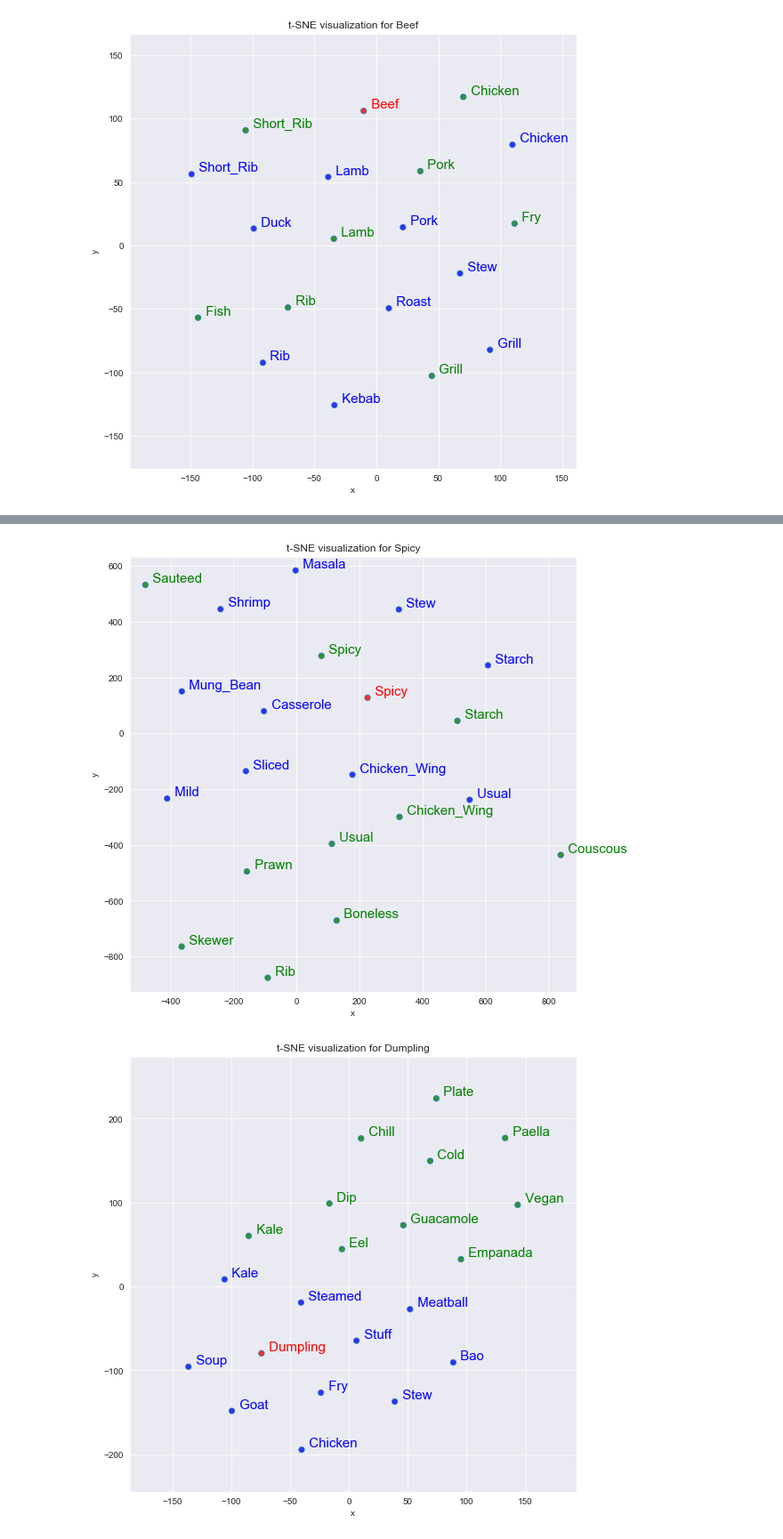
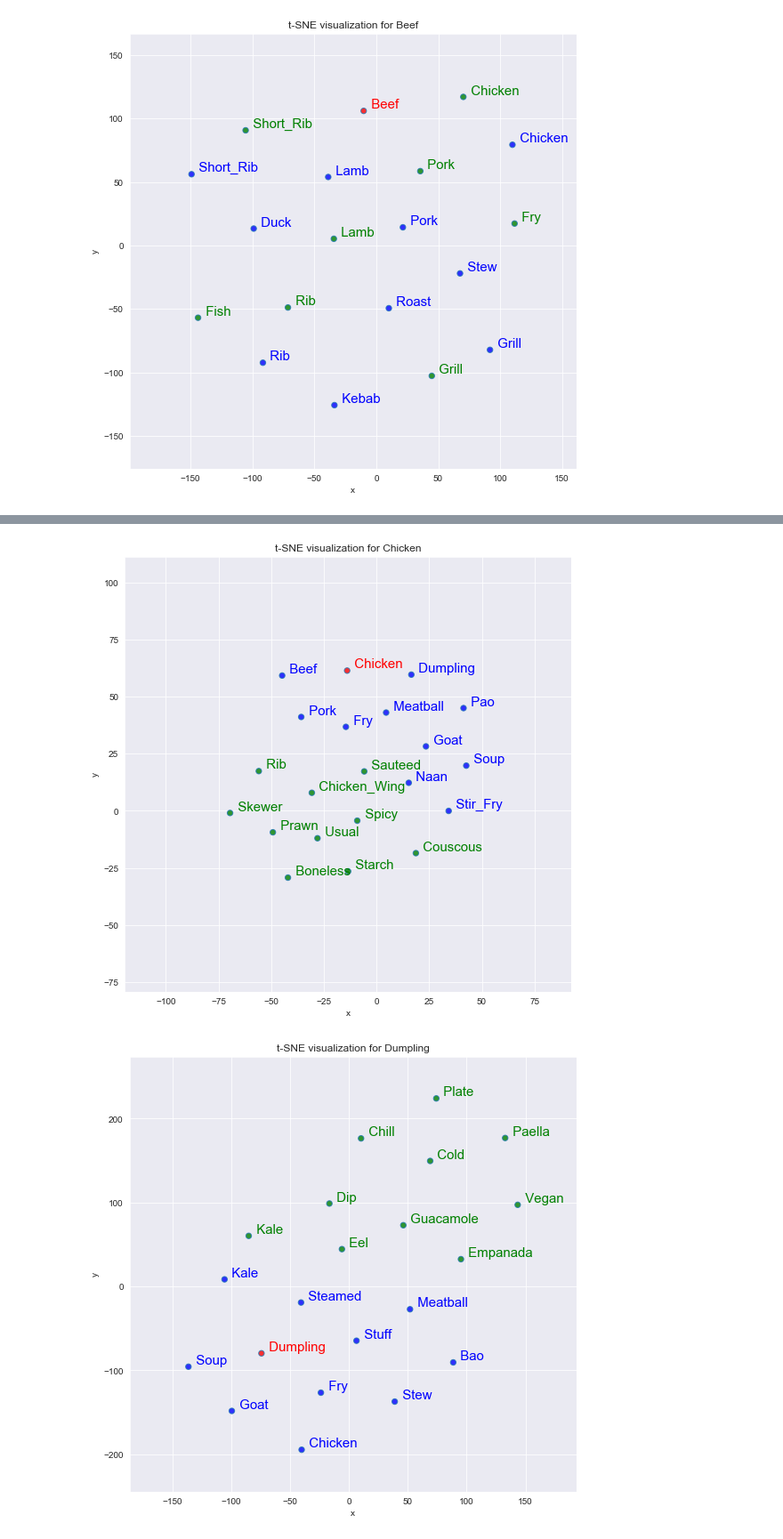
Before and after one commit to ledong1/nycFoodMap, a Jupyter notebook: Gensim Word2Vec-Copy1.ipynb, the cells around one changed output, grey strips where cells are left out. Shown at 89% size. Saved outputs shown, nothing was run; the diff lists cells and outputs as text; code cells hidden in the pictures.

```diff
--- a/Gensim Word2Vec-Copy1.ipynb
+++ b/Gensim Word2Vec-Copy1.ipynb
@@ -327,7 +328,7 @@ tsnescatterplot(w2v_model, 'beef', [i[0] for i in w2v_model.wv.most_similar(nega
 # %%
-tsnescatterplot(w2v_model, 'spicy', [i[0] for i in w2v_model.wv.most_similar(positive=["fish"])])
+tsnescatterplot(w2v_model, 'chicken', [i[0] for i in w2v_model.wv.most_similar(positive=["fish"])])
 # %% [output]
-[figure, old version]
+[figure, new version]
 # %%
 tsnescatterplot(w2v_model, 'dumpling', [i[0] for i in w2v_model.wv.most_similar(positive=["bread"])])
 # %% [output]
```
Also changed, not shown: parts of 2 cells of this notebook, 1 other file.
